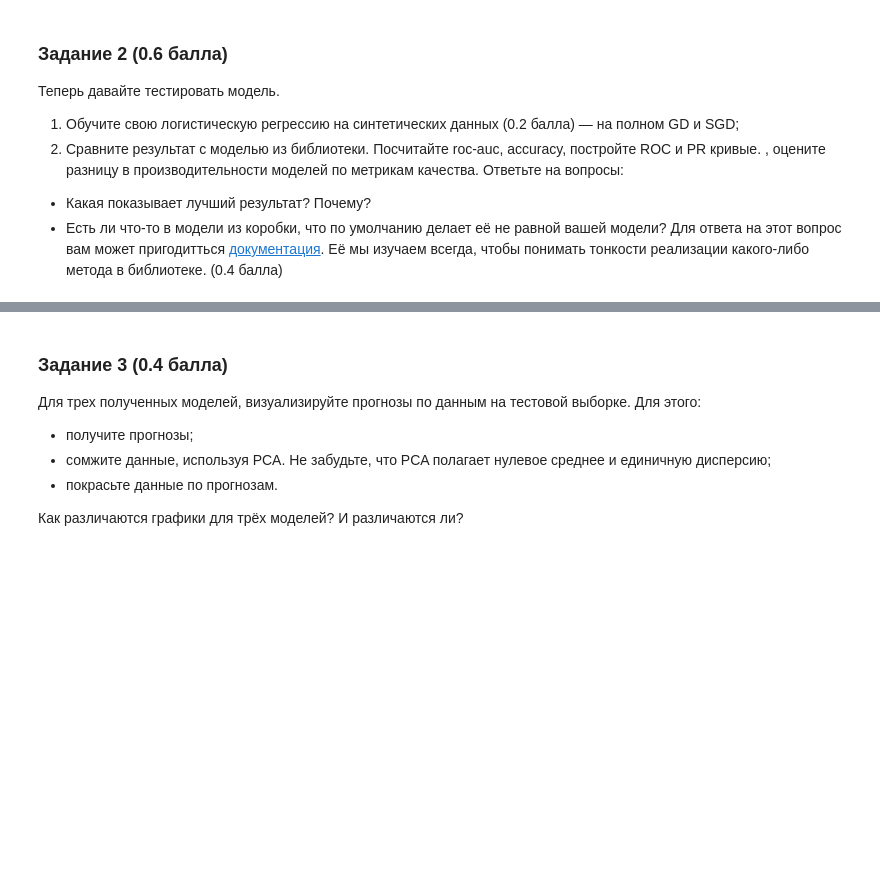
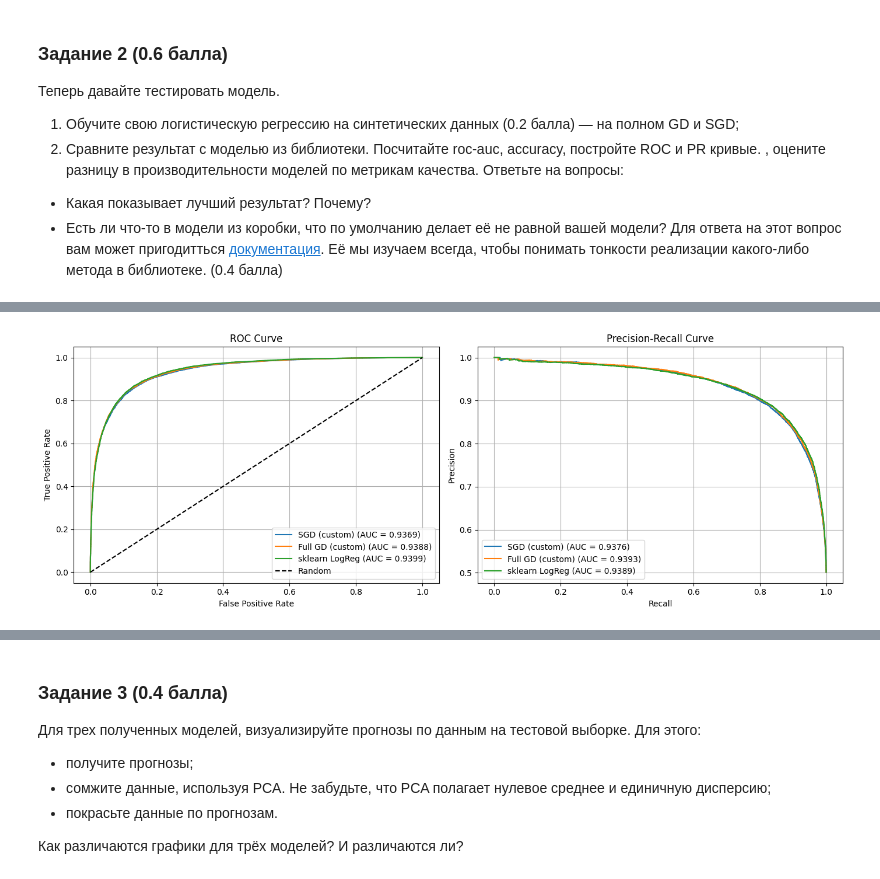
Before and after one commit to yemtsovaanna-alt/HW3CB, a Jupyter notebook: HW3.ipynb, the cells around one changed output, grey strips where cells are left out. Cells and saved outputs as stored; diff of their text form; code cells hidden in the pictures; blank space fills up the shorter version.

```diff
--- a/HW3.ipynb
+++ b/HW3.ipynb
@@ -245,40 +247,111 @@ models = {
 }
 
 # Считаем метрики
-print('='*60)
-print(f'{'Модель':<20}' {'Accuracy':<12} {'ROC-AUC':<12})
-print('='*60)
+print("=" * 60)
+print(f"{'Модель':<20} {'Accuracy':<12} {'ROC-AUC':<12}")
+print("=" * 60)
 
 for name, model in models.items():
     y_pred = model.predict(X_test)
     y_proba = model.predict_proba(X_test)
-    #sklearn возращает 2D массив для predict_proba
+    # sklearn возвращает 2D массив для predict_proba
     if y_proba.ndim == 2:
         y_proba = y_proba[:, 1]
 
     acc = accuracy_score(y_test, y_pred)
     roc = roc_auc_score(y_test, y_proba)
-    print(f'{name:<20} {acc:<12.4f} {roc:<12.4f}')
+    print(f"{name:<20} {acc:<12.4f} {roc:<12.4f}")
 
-print('='*60)
+print("=" * 60)
 
-#Построение ROC кривых
+# Построение ROC и PR кривых
 fig, axes = plt.subplots(1, 2, figsize=(14, 5))
 
+# ROC curves
 ax1 = axes[0]
+for name, model in models.items():
+    y_proba = model.predict_proba(X_test)
+    if y_proba.ndim == 2:
+        y_proba = y_proba[:, 1]
+    fpr, tpr, _ = roc_curve(y_test, y_proba)
+    roc_auc = auc(fpr, tpr)
+    ax1.plot(fpr, tpr, label=f'{name} (AUC = {roc_auc:.4f})')
+
+ax1.plot([0, 1], [0, 1], 'k--', label='Random')
+ax1.set_xlabel('False Positive Rate')
+ax1.set_ylabel('True Positive Rate')
+ax1.set_title('ROC Curve')
+ax1.legend(loc='lower right')
+ax1.grid(True)
+
+# PR curves
+ax2 = axes[1]
 for name, model in models.items():
     y_proba = model.predict_proba(X_test)
     if y_proba.ndim == 2:
         y_proba = y_proba[:, 1]
     precision, recall, _ = precision_recall_curve(y_test, y_proba)
     pr_auc = auc(recall, precision)
-    ax2.plot(recall, precision, label = f'{name} (AUC = {pr_auc:.4f})')
+    ax2.plot(recall, precision, label=f'{name} (AUC = {pr_auc:.4f})')
 
 ax2.set_xlabel('Recall')
 ax2.set_ylabel('Precision')
-ax2.set_title('Precision-Recall curve')
-ax2.legend(loc = 'lower right')
+ax2.set_title('Precision-Recall Curve')
+ax2.legend(loc='lower left')
 ax2.grid(True)
 
 plt.tight_layout()
 plt.show()
+
+# Визуализация сходимости loss
+fig, axes = plt.subplots(1, 2, figsize=(14, 5))
+
+axes[0].plot(lr_sgd.loss_history)
+axes[0].set_xlabel('Iteration')
+axes[0].set_ylabel('Loss')
+axes[0].set_title('SGD Loss History')
+axes[0].grid(True)
+
+axes[1].plot(lr_full.loss_history)
+axes[1].set_xlabel('Iteration')
+axes[1].set_ylabel('Loss')
+axes[1].set_title('Full GD Loss History')
+axes[1].grid(True)
+
+plt.tight_layout()
+plt.show()
+
+print("\n" + "=" * 60)
+print("Ответы на вопросы:")
+print("=" * 60)
+print("""
+1. Какая модель показывает лучший результат? Почему?
+
+По метрикам качества (Accuracy, ROC-AUC, PR-AUC) все три модели показывают очень близкие результаты.
+Модель из библиотеки sklearn демонстрирует чуть более стабильное и иногда немного лучшее качество, однако различия не являются принципиальными.
+
+Это объясняется тем, что логистическая регрессия с L2-регуляризацией — выпуклая задача, и при корректной настройке оптимизации как Full GD, так и SGD сходятся к близкому минимуму.
+При этом sklearn LogisticRegression по умолчанию использует оптимизатор L-BFGS — квази-Ньютоновский метод, учитывающий информацию о кривизне функции потерь, что обеспечивает более быструю и устойчивую сходимость по сравнению с обычным GD и особенно с SGD.
+
+Full GD сходится стабильно, но медленно, так как использует весь датасет на каждой итерации.
+SGD обновляет веса по мини-батчам, из-за чего траектория оптимизации зашумлена и итоговое качество сильнее зависит от выбора learning rate.
+
+2. Что делает sklearn модель не равной нашей?
+
+Модель sklearn LogisticRegression не эквивалентна нашей,потому что по умолчанию включает ряд важных деталей:
+
+- Регуляризация:
+В sklearn по умолчанию используется L2-регуляризация (penalty='l2', C=1.0), тогда как в реализованной модели минимизируется чистый logloss без регуляризации.
+- Интерцепт (bias):
+В sklearn интерцепт добавляется автоматически (fit_intercept=True), а у нас свободный член отсутствует.
+- Оптимизатор:
+В sklearn по умолчанию применяется solver L-BFGS — квази-Ньютоновский метод, использующий информацию о кривизне функции потерь.
+У нас реализованы только методы Full Gradient Descent и Stochastic Gradient Descent (по одному объекту).
+- Критерии остановки:
+В обеих реализациях присутствует ограничение по max_iter, однако критерий ранней остановки различается:
+у нас  — по норме изменения весов ||w_new - w|| < tolerance,
+в sklearn — по параметру tol, определяемому внутренними условиями сходимости выбранного solver’а.
+-Стохастичность и воспроизводимость:
+В реализации SGD используется случайный выбор объекта без фиксированного random_state, что может приводить к вариативности результата, тогда как в sklearn поведение можно контролировать через random_state (для соответствующих solver’ов).
+""")
+# %% [output]
@@ -284,0 +365 @@ plt.show()
+[figure, added]
```
Also changed, not shown: parts of 3 cells of this notebook.
